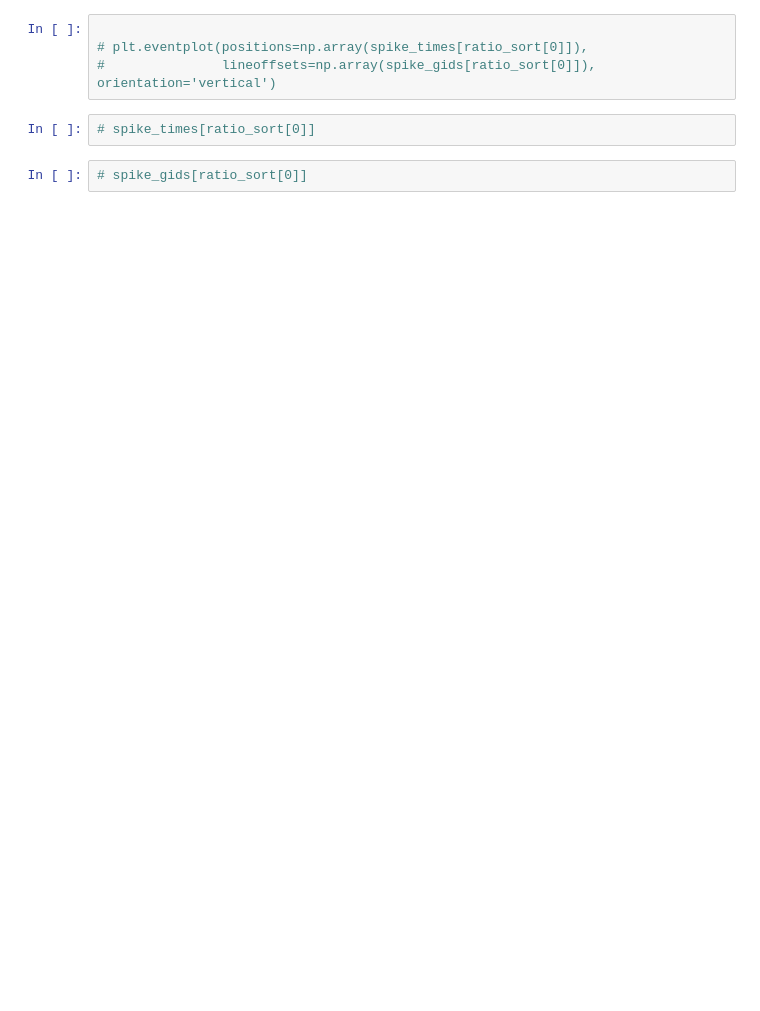
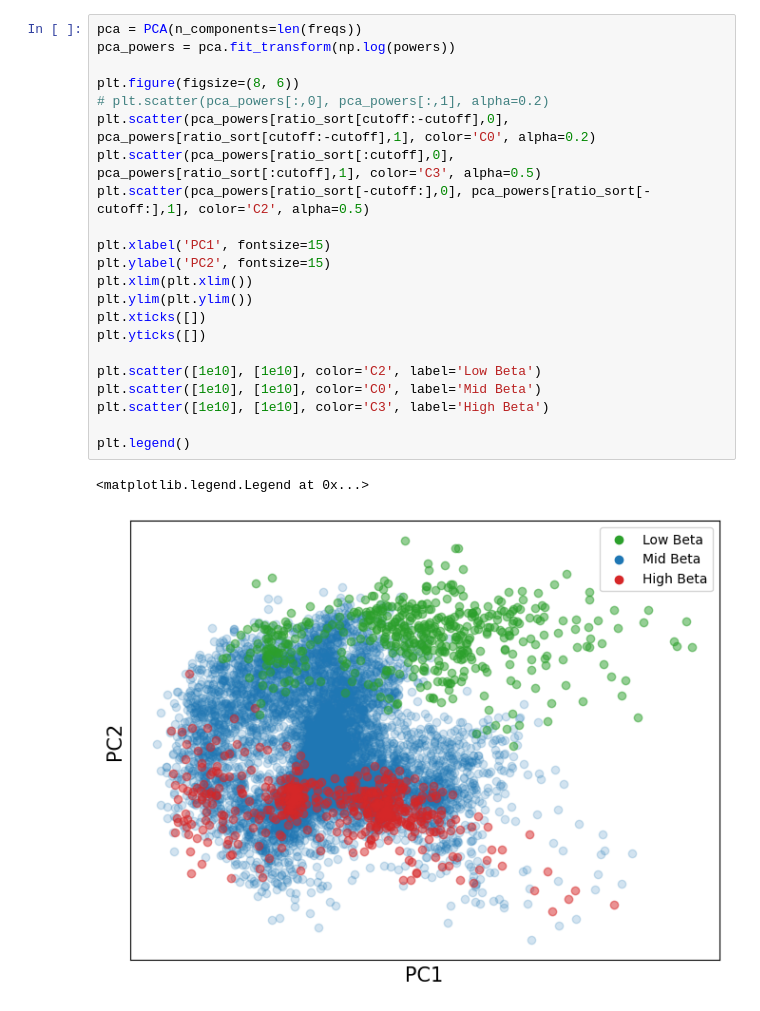
Before and after one commit to ntolley/hnn_latent, a Jupyter notebook: notebooks/excitation_propogation.ipynb, the cells around one changed output. Cells and saved outputs as stored; diff of their text form; blank space fills up the shorter version.

```diff
--- a/notebooks/excitation_propogation.ipynb
+++ b/notebooks/excitation_propogation.ipynb
@@ -75,9 +99,26 @@ _ = plt.hist(beta_ratio, bins=100)
-# %%
-
-# plt.eventplot(positions=np.array(spike_times[ratio_sort[0]]),
-#               lineoffsets=np.array(spike_gids[ratio_sort[0]]), orientation='vertical')
-# %%
-# spike_times[ratio_sort[0]]
-# %%
-# spike_gids[ratio_sort[0]]
+# %%
+pca = PCA(n_components=len(freqs))
+pca_powers = pca.fit_transform(np.log(powers))
+
+plt.figure(figsize=(8, 6))
+# plt.scatter(pca_powers[:,0], pca_powers[:,1], alpha=0.2)
+plt.scatter(pca_powers[ratio_sort[cutoff:-cutoff],0], pca_powers[ratio_sort[cutoff:-cutoff],1], color='C0', alpha=0.2)
+plt.scatter(pca_powers[ratio_sort[:cutoff],0], pca_powers[ratio_sort[:cutoff],1], color='C3', alpha=0.5)
+plt.scatter(pca_powers[ratio_sort[-cutoff:],0], pca_powers[ratio_sort[-cutoff:],1], color='C2', alpha=0.5)
+
+plt.xlabel('PC1', fontsize=15)
+plt.ylabel('PC2', fontsize=15)
+plt.xlim(plt.xlim())
+plt.ylim(plt.ylim())
+plt.xticks([])
+plt.yticks([])
+
+plt.scatter([1e10], [1e10], color='C2', label='Low Beta')
+plt.scatter([1e10], [1e10], color='C0', label='Mid Beta')
+plt.scatter([1e10], [1e10], color='C3', label='High Beta')
+
+plt.legend()
+# %% [output]
+<matplotlib.legend.Legend at 0x...>
+[figure, added]
 # %%
```
Also changed, not shown: parts of 7 cells of this notebook.
